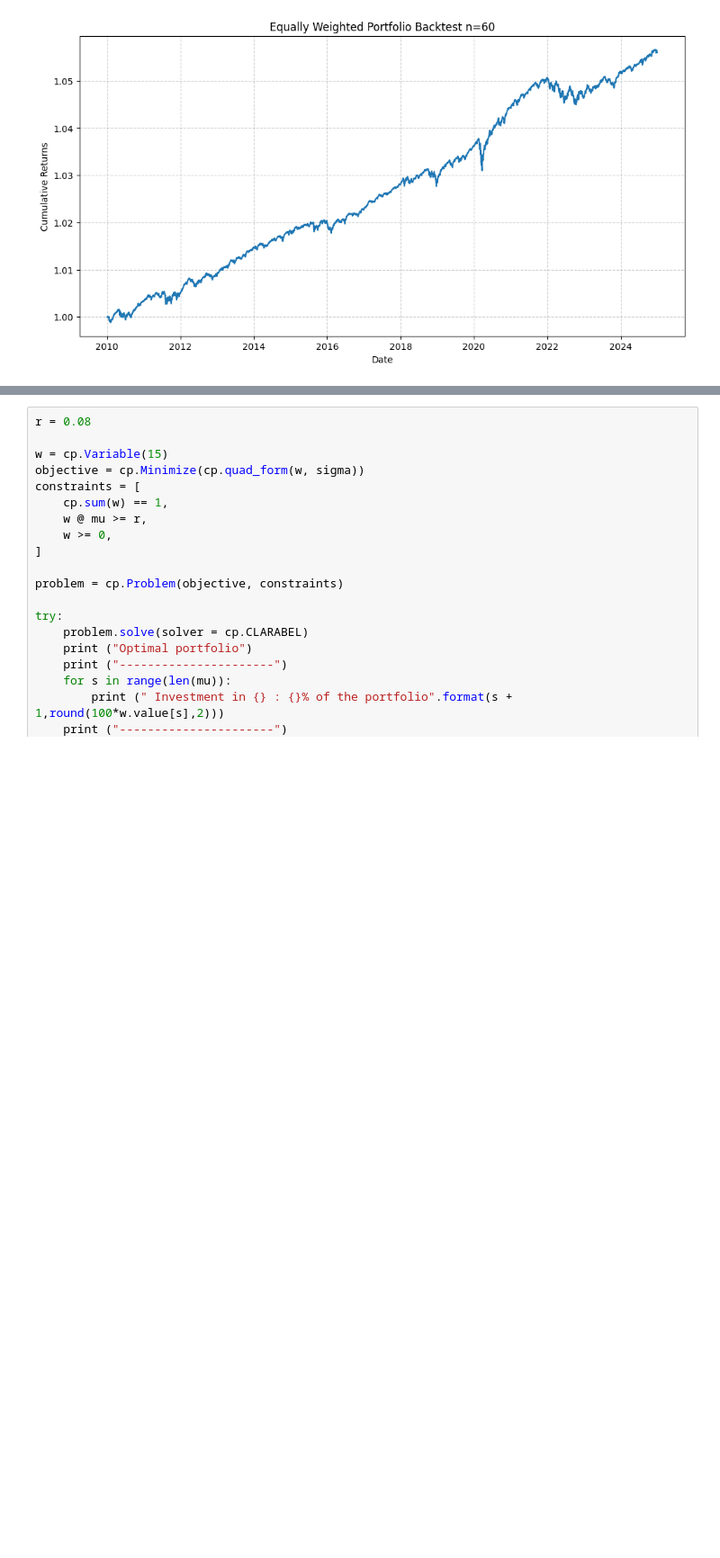
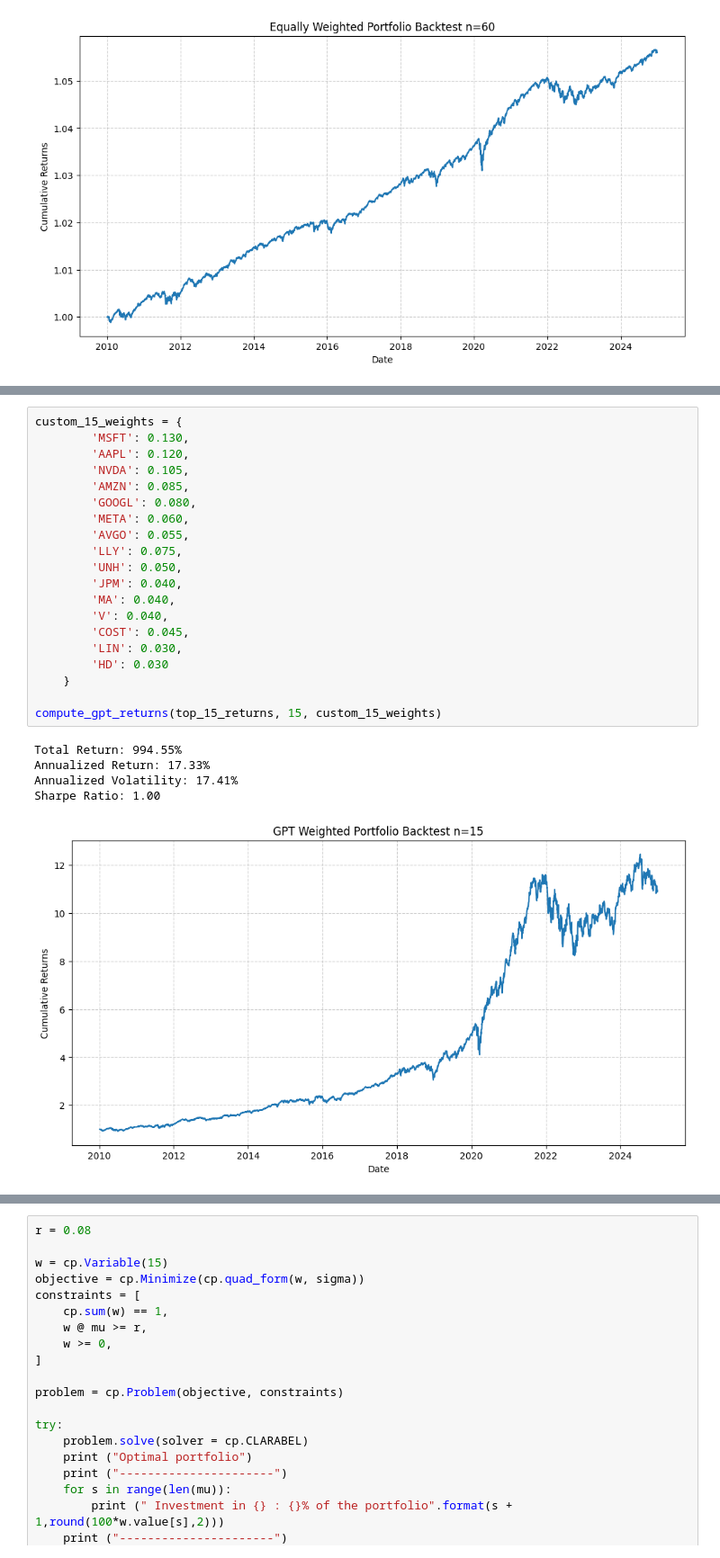
Before and after one commit to DylanTom/opt-model, a Jupyter notebook: notebooks/final.ipynb, the cells around one changed output, grey strips where cells are left out. Shown at 90% size. Cells and saved outputs as stored; diff of their text form; blank space fills up the shorter version.

Commit message:
Added equal weighted + gpt weighted backtests

```diff
--- a/notebooks/final.ipynb
+++ b/notebooks/final.ipynb
@@ -547,0 +592,26 @@ Sharpe Ratio: 1.15
+# %%
+custom_15_weights = {
+        'MSFT': 0.130,
+        'AAPL': 0.120,
+        'NVDA': 0.105,
+        'AMZN': 0.085,
+        'GOOGL': 0.080,
+        'META': 0.060,
+        'AVGO': 0.055,
+        'LLY': 0.075,
+        'UNH': 0.050,
+        'JPM': 0.040,
+        'MA': 0.040,
+        'V': 0.040,
+        'COST': 0.045,
+        'LIN': 0.030,
+        'HD': 0.030
+    }
+
+compute_gpt_returns(top_15_returns, 15, custom_15_weights)
+# %% [output]
+Total Return: 994.55%
+Annualized Return: 17.33%
+Annualized Volatility: 17.41%
+Sharpe Ratio: 1.00
+[figure, added]
```
Also changed, not shown: parts of 5 cells of this notebook, 4 other files.
